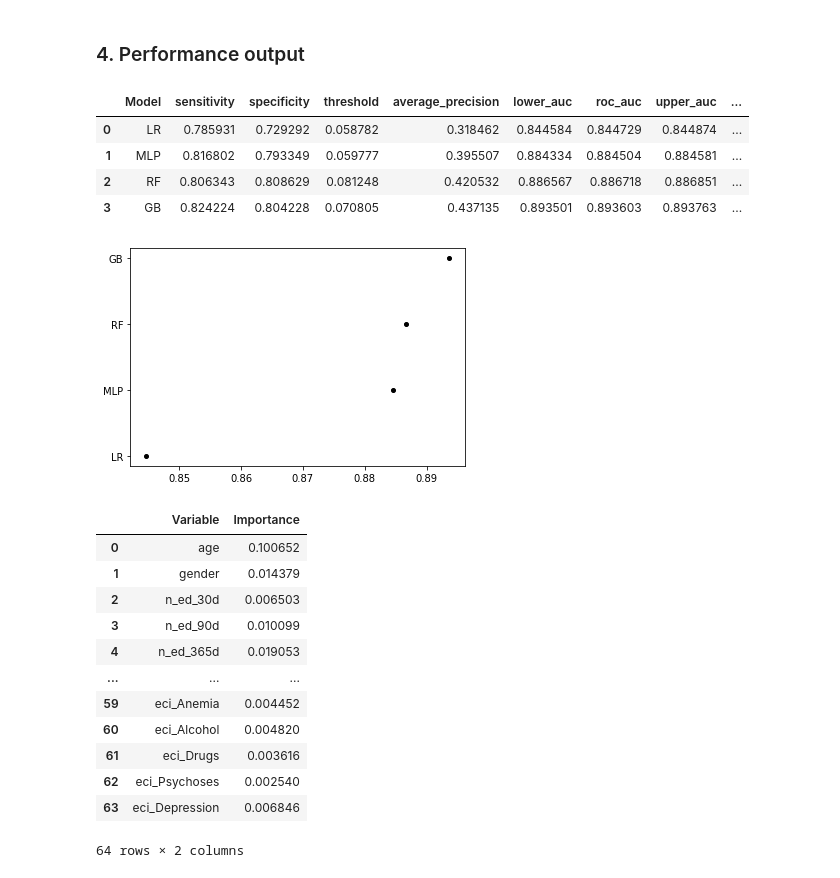
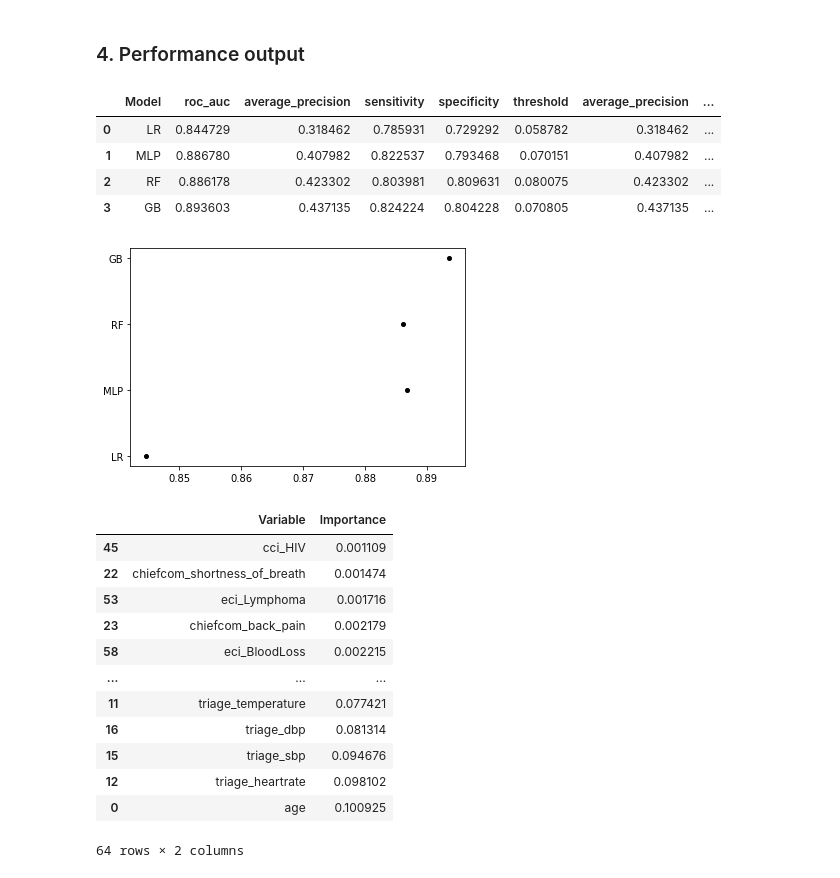
Before and after one commit to nliulab/mimic4ed-benchmark, a Jupyter notebook: Benchmark_scripts/Model_critical_triage.ipynb, the cells around one changed output. Drawn from its saved outputs; the diff is of its cells as text; code cells hidden in the pictures.

```diff
--- a/Benchmark_scripts/Model_critical_triage.ipynb
+++ b/Benchmark_scripts/Model_critical_triage.ipynb
@@ -243,35 +239,36 @@ result_list.append(results)
 ### 4. Performance output
 # %%
 #result_df = pd.read_csv(os.path.join(path, 'result_critical_triage.csv'))
-result_df = pd.DataFrame(result_list, columns=['Model', 'sensitivity', 'specificity', 'threshold', 'average_precision', 'lower_auc', 'roc_auc', 'upper_auc', 'runtime'])
+result_df = pd.DataFrame(result_list, columns=['Model', 'roc_auc', 'average_precision', 'sensitivity', 'specificity', 'threshold', 'average_precision', 'lower_auroc', 'upper_auroc', 'lower_ap', 'upper_ap', 'lower_sensitivity', 'upper_sensitivity', 'lower_specificity', 'upper_specificity', 'runtime'])
 result_df.to_csv(os.path.join(path, 'result_critical_triage.csv'), index=False)
 result_df.head()
 # %% [output]
-|  | Model | sensitivity | specificity | threshold | average_precision | lower_auc | roc_auc | upper_auc | ... |
-| 0 | LR | 0.785931 | 0.729292 | 0.058782 | 0.318462 | 0.844584 | 0.844729 | 0.844874 | ... |
-| 1 | MLP | 0.816802 | 0.793349 | 0.059777 | 0.395507 | 0.884334 | 0.884504 | 0.884581 | ... |
-| 2 | RF | 0.806343 | 0.808629 | 0.081248 | 0.420532 | 0.886567 | 0.886718 | 0.886851 | ... |
-| 3 | GB | 0.824224 | 0.804228 | 0.070805 | 0.437135 | 0.893501 | 0.893603 | 0.893763 | ... |
+|  | Model | roc_auc | average_precision | sensitivity | specificity | threshold | average_precision | ... |
+| 0 | LR | 0.844729 | 0.318462 | 0.785931 | 0.729292 | 0.058782 | 0.318462 | ... |
+| 1 | MLP | 0.886780 | 0.407982 | 0.822537 | 0.793468 | 0.070151 | 0.407982 | ... |
+| 2 | RF | 0.886178 | 0.423302 | 0.803981 | 0.809631 | 0.080075 | 0.423302 | ... |
+| 3 | GB | 0.893603 | 0.437135 | 0.824224 | 0.804228 | 0.070805 | 0.437135 | ... |
 # %%
 from helpers import plot_confidence_interval
 plot_confidence_interval(result_df)
 # %% [output]
-[figure, old version]
+[figure, new version]
 # %%
 importance_df = pd.DataFrame(zip(variable, importances), columns=['Variable','Importance'])
 importance_df.to_csv(os.path.join(path, 'importances_critical_triage.csv'))
 importance_df
+importance_df.sort_values(by='Importance', axis=0,ascending=False)
 # %% [output]
 |  | Variable | Importance |
-| 0 | age | 0.100652 |
-| 1 | gender | 0.014379 |
-| 2 | n_ed_30d | 0.006503 |
-| 3 | n_ed_90d | 0.010099 |
-| 4 | n_ed_365d | 0.019053 |
+| 45 | cci_HIV | 0.001109 |
+| 22 | chiefcom_shortness_of_breath | 0.001474 |
+| 53 | eci_Lymphoma | 0.001716 |
+| 23 | chiefcom_back_pain | 0.002179 |
+| 58 | eci_BloodLoss | 0.002215 |
 | ... | ... | ... |
-| 59 | eci_Anemia | 0.004452 |
-| 60 | eci_Alcohol | 0.004820 |
-| 61 | eci_Drugs | 0.003616 |
-| 62 | eci_Psychoses | 0.002540 |
-| 63 | eci_Depression | 0.006846 |
+| 11 | triage_temperature | 0.077421 |
+| 16 | triage_dbp | 0.081314 |
+| 15 | triage_sbp | 0.094676 |
+| 12 | triage_heartrate | 0.098102 |
+| 0 | age | 0.100925 |
 64 rows × 2 columns
```
Also changed, not shown: parts of 4 cells of this notebook, 3 other files.
